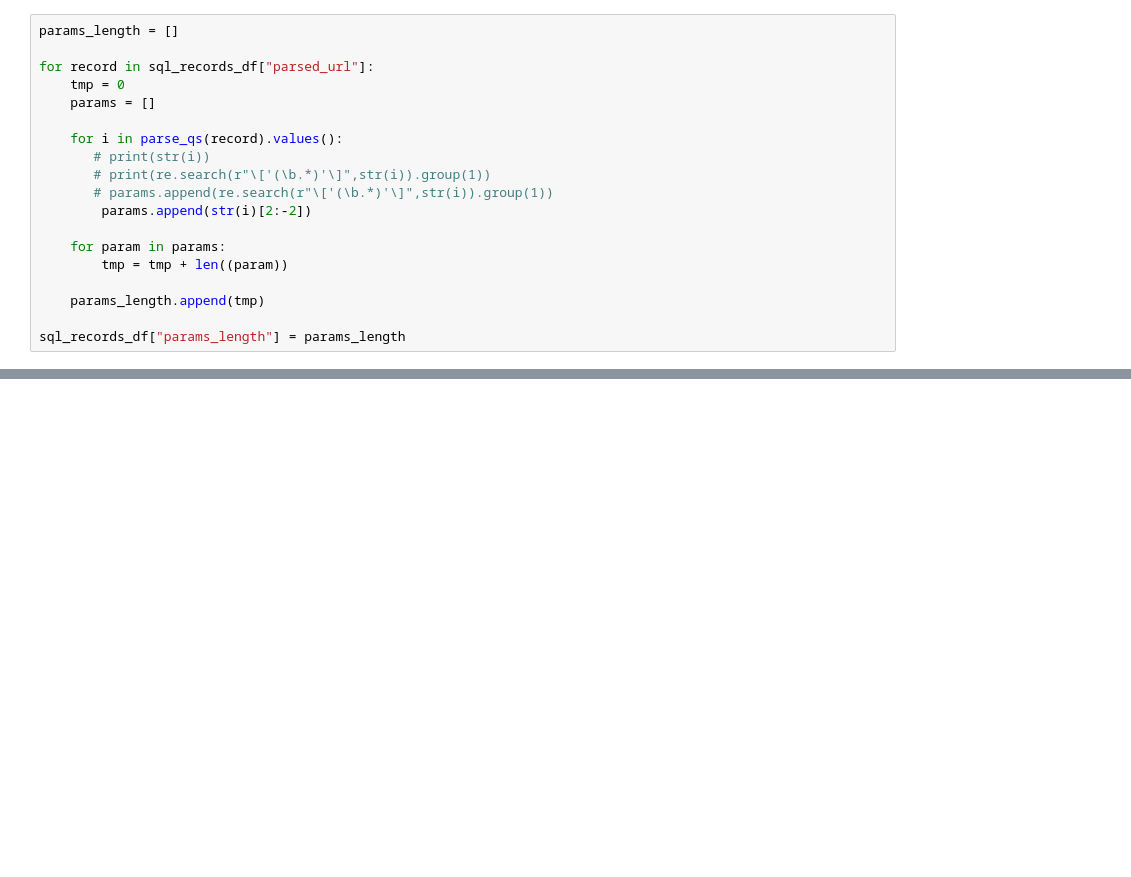
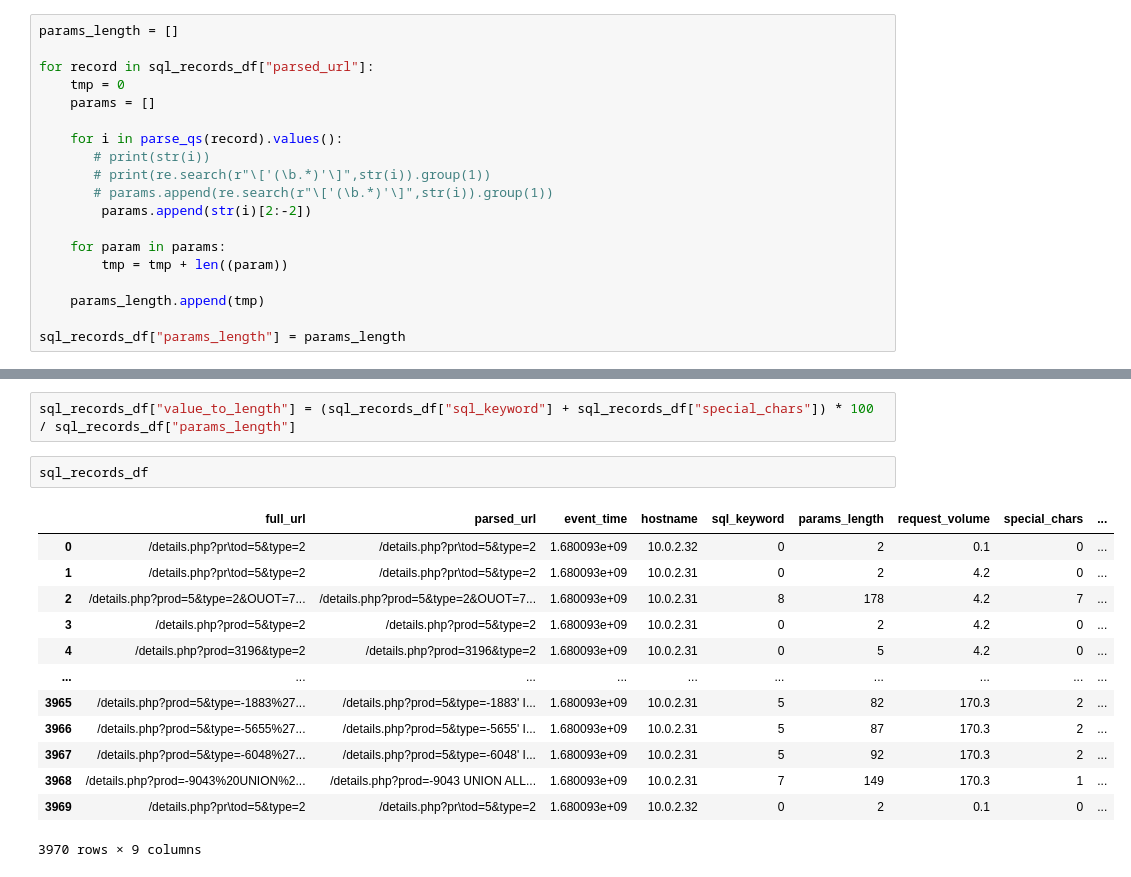
Before and after one commit to JarekSmardzewski/ADAC_SQLi_ml, a Jupyter notebook: code/data_refactoring.ipynb, the cells around one changed output, grey strips where cells are left out. Saved outputs shown, nothing was run; the diff lists cells and outputs as text; blank space fills up the shorter version.

```diff
--- a/code/data_refactoring.ipynb
+++ b/code/data_refactoring.ipynb
@@ -195 +203,19 @@ sql_records_df
+# %%
+sql_records_df["value_to_length"] = (sql_records_df["sql_keyword"] + sql_records_df["special_chars"]) * 100 / sql_records_df["params_length"]
+# %%
+sql_records_df
+# %% [output]
+|  | full_url | parsed_url | event_time | hostname | sql_keyword | params_length | request_volume | special_chars | ... |
+| 0 | /details.php?pr\tod=5&type=2 | /details.php?pr\tod=5&type=2 | 1.680093e+09 | 10.0.2.32 | 0 | 2 | 0.1 | 0 | ... |
+| 1 | /details.php?pr\tod=5&type=2 | /details.php?pr\tod=5&type=2 | 1.680093e+09 | 10.0.2.31 | 0 | 2 | 4.2 | 0 | ... |
+| 2 | /details.php?prod=5&type=2&OUOT=7... | /details.php?prod=5&type=2&OUOT=7... | 1.680093e+09 | 10.0.2.31 | 8 | 178 | 4.2 | 7 | ... |
+| 3 | /details.php?prod=5&type=2 | /details.php?prod=5&type=2 | 1.680093e+09 | 10.0.2.31 | 0 | 2 | 4.2 | 0 | ... |
+| 4 | /details.php?prod=3196&type=2 | /details.php?prod=3196&type=2 | 1.680093e+09 | 10.0.2.31 | 0 | 5 | 4.2 | 0 | ... |
+| ... | ... | ... | ... | ... | ... | ... | ... | ... | ... |
+| 3965 | /details.php?prod=5&type=-1883%27... | /details.php?prod=5&type=-1883' I... | 1.680093e+09 | 10.0.2.31 | 5 | 82 | 170.3 | 2 | ... |
+| 3966 | /details.php?prod=5&type=-5655%27... | /details.php?prod=5&type=-5655' I... | 1.680093e+09 | 10.0.2.31 | 5 | 87 | 170.3 | 2 | ... |
+| 3967 | /details.php?prod=5&type=-6048%27... | /details.php?prod=5&type=-6048' I... | 1.680093e+09 | 10.0.2.31 | 5 | 92 | 170.3 | 2 | ... |
+| 3968 | /details.php?prod=-9043%20UNION%2... | /details.php?prod=-9043 UNION ALL... | 1.680093e+09 | 10.0.2.31 | 7 | 149 | 170.3 | 1 | ... |
+| 3969 | /details.php?pr\tod=5&type=2 | /details.php?pr\tod=5&type=2 | 1.680093e+09 | 10.0.2.32 | 0 | 2 | 0.1 | 0 | ... |
+3970 rows × 9 columns
 # %% [markdown]
```
Also changed, not shown: parts of 10 cells of this notebook.
